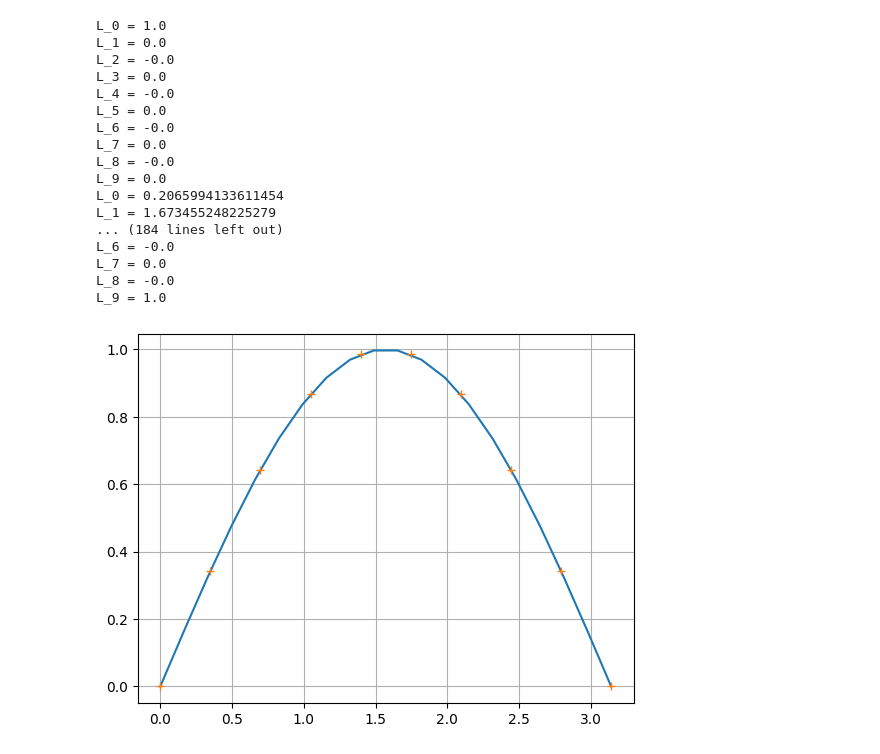
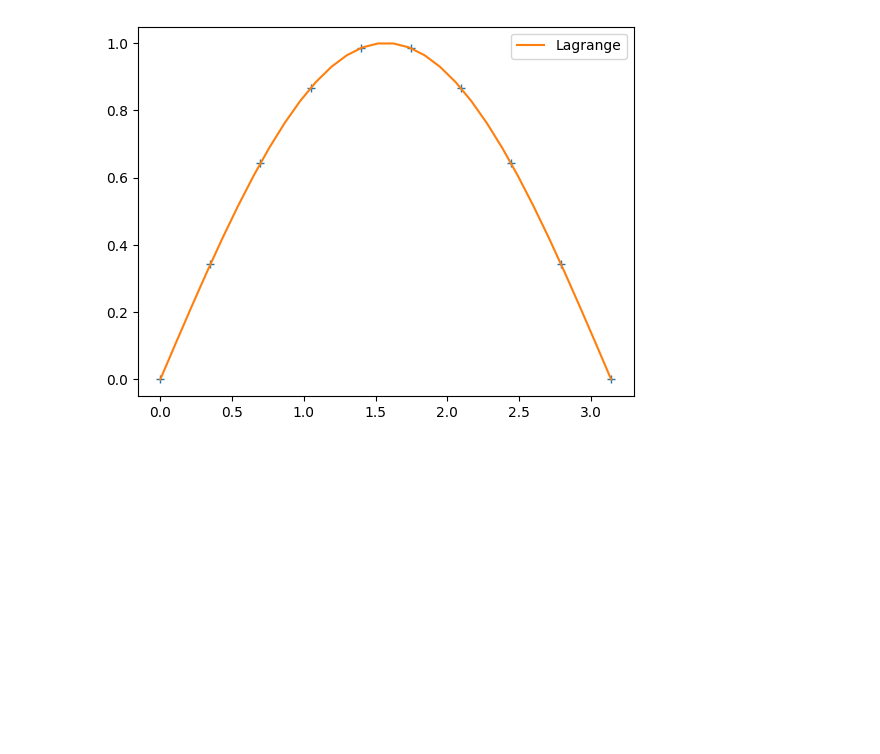
Before and after one commit to Another-DevX/Metodos-computacionales, a Jupyter notebook: interpolacion/laggrange.ipynb, the cells around one changed output. Cells and saved outputs as stored; diff of their text form; code cells hidden in the pictures; blank space fills up the shorter version.

```diff
--- a/interpolacion/laggrange.ipynb
+++ b/interpolacion/laggrange.ipynb
@@ -5,11 +5,10 @@ import matplotlib.pyplot as plt
 def Lnk(nodes, x, k):
     value = 1
     n = len(nodes)
-    for n in range(n):
-        if(n == k):
+    for i in range(n):
+        if(i == k):
             continue
-        value *= (x - nodes[n])/(nodes[k]-nodes[n])
-    print(f"L_{k} = {value}")
+        value *= (x - nodes[i])/(nodes[k]-nodes[i])
 
     return value
 
@@ -19,33 +18,18 @@ def Pn(x, nodes, images):
     for k in range(n):
         values.append(images[k]*Lnk(nodes,x,k))
     return np.sum(values)
+
+def Interpolacion_Lagrange(x, nodes, images):
+        values = [Pn(xk, nodes,images) for xk in x]
+        plt.plot(x,values, label="Lagrange")
+        plt.legend()
 # %%
 nodes = np.linspace(0, np.pi, 10)
 images = np.sin(nodes)
 
-x = np.linspace(0,np.pi, 20)
-values = []
-for i in x:
-    values.append(Pn(i, nodes, images))
-plt.plot(x, values)
+x = np.linspace(0,np.pi, 30)
 plt.plot(nodes,images, '+')
-plt.grid()
+Interpolacion_Lagrange(x,nodes,images)
+plt.show()
 # %% [output]
-L_0 = 1.0
-L_1 = 0.0
-L_2 = -0.0
-L_3 = 0.0
-L_4 = -0.0
-L_5 = 0.0
-L_6 = -0.0
-L_7 = 0.0
-L_8 = -0.0
-L_9 = 0.0
-L_0 = 0.2065994133611454
-L_1 = 1.673455248225279
-... (184 lines left out)
-L_6 = -0.0
-L_7 = 0.0
-L_8 = -0.0
-L_9 = 1.0
-[figure, old version]
+[figure, new version]
```
Also changed, not shown: parts of 4 cells of this notebook, 4 other files.
